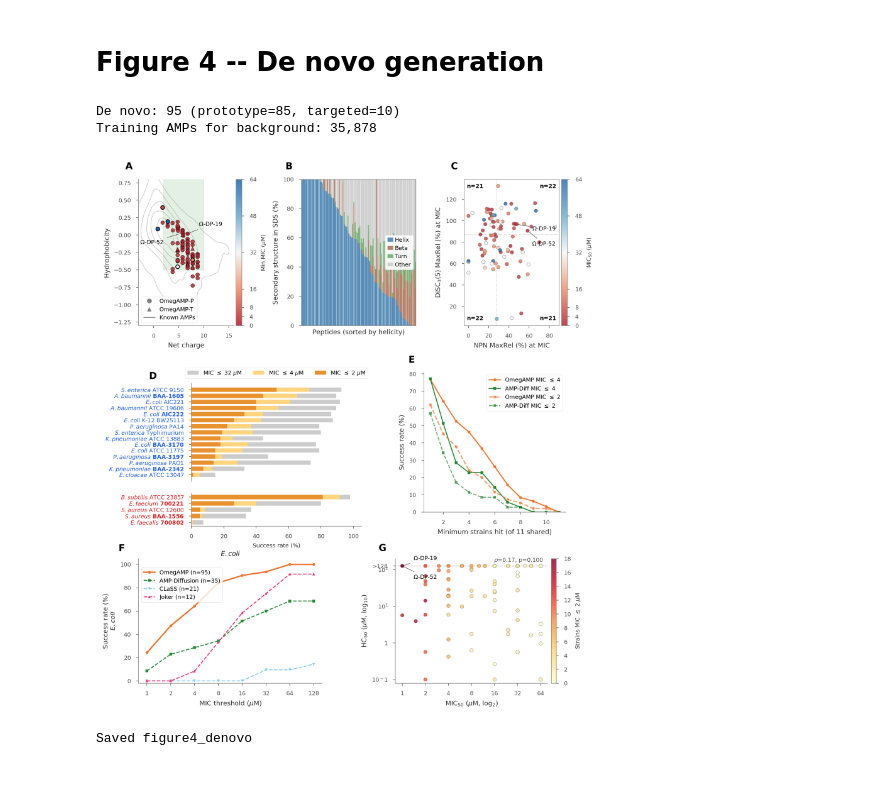
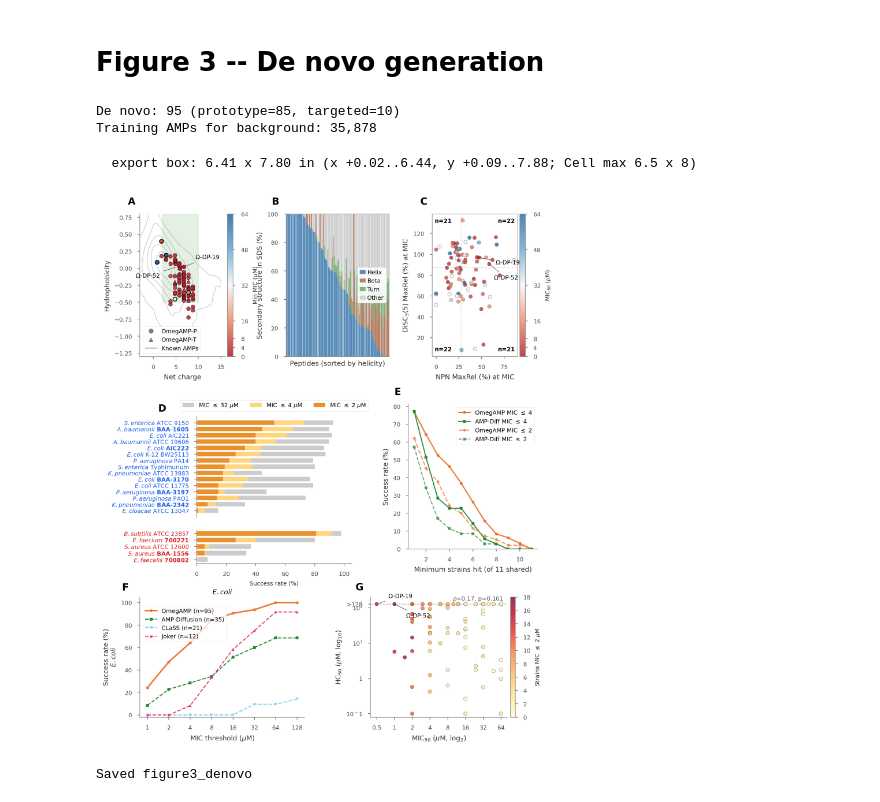
Before and after one commit to szczurek-lab/omegamp-dashboard, a Jupyter notebook: notebooks/figure3_denovo.ipynb, the cells around one changed output. Drawn from its saved outputs; the diff is of its cells as text; code cells hidden in the pictures.

```diff
--- a/notebooks/figure3_denovo.ipynb
+++ b/notebooks/figure3_denovo.ipynb
@@ -1,5 +1,5 @@
 # %% [markdown]
-# Figure 4 -- De novo generation
+# Figure 3 -- De novo generation
 # %%
 import pandas as pd
 import numpy as np
@@ -154,9 +152,12 @@ Training AMPs for background: 35,878
 # %%
 # ── Figure layout ───────────────────────────────────────────────────────────────
 fig    = plt.figure(figsize=(6.5, 8.0), dpi=300)
-gs_top = gridspec.GridSpec(1, 3, figure=fig, left=0.0,  right=1.0,  top=0.97, bottom=0.70, wspace=0.42)
-gs_mid = gridspec.GridSpec(1, 2, figure=fig, left=0.12, right=0.97, top=0.64, bottom=0.33, wspace=0.40, width_ratios=[1.2, 1])
-gs_bot = gridspec.GridSpec(1, 2, figure=fig, left=0.0,  right=1.0,  top=0.27, bottom=0.04, wspace=0.40)
+# left/right/top margins keep the y-labels, panel letters and tick labels inside the
+# 6.5 x 8 in canvas: they sit outside the axes and bbox_inches='tight' exports them.
+gs_top = gridspec.GridSpec(1, 3, figure=fig, left=0.085, right=0.955, top=0.955, bottom=0.70, wspace=0.42)
+# left=0.21: panel D's strain names are ~1.3 in wide and sit outside the axes
+gs_mid = gridspec.GridSpec(1, 2, figure=fig, left=0.21, right=0.96, top=0.64, bottom=0.33, wspace=0.40, width_ratios=[1.2, 1])
+gs_bot = gridspec.GridSpec(1, 2, figure=fig, left=0.085, right=0.955, top=0.27, bottom=0.055, wspace=0.40)
 PANEL_LABEL = dict(fontsize=10, fontweight='bold', va='top', ha='left')
 
 # ── A: charge × hydrophobicity, coloured by min MIC ─────────────────────────────
@@ -472,37 +473,45 @@ for _, row in dn_safe.iterrows():
     if row['short_name'] in LEADS:
         annotate_lead(ax, row['log2_mic50'], row['log10_hc50'],
                       LEADS[row['short_name']], LEAD_OFFSETS_G[row['short_name']])
 
 lo_x, hi_x = int(np.floor(dn_safe['log2_mic50'].min())), int(np.ceil(dn_safe['log2_mic50'].max()))
 ticks_x = list(range(lo_x, hi_x + 1))
 ax.set_xticks(ticks_x)
 ax.set_xticklabels([str(int(2**t)) if t >= 0 else f'{2**t:.1f}' for t in ticks_x])
 
 CEIL_LOG = np.log10(128)
 lo_y = int(np.floor(dn_safe['log10_hc50'].min()))
 int_ticks = list(range(lo_y, int(np.floor(CEIL_LOG)) + 1))
 ticks_y  = int_ticks + [CEIL_LOG]
 labels_y = [('1' if t == 0 else f'$10^{t}$') for t in int_ticks] + ['>128']
 ax.set_yticks(ticks_y)
 ax.set_yticklabels(labels_y)
 ax.set_ylim(lo_y - 0.1, CEIL_LOG + 0.2)
 ax.axhline(CEIL_LOG, color='#bbb', ls='--', lw=0.6, zorder=1)
 
 ax.set_xlabel('MIC$_{50}$ ($\\mu$M, log$_2$)')
 ax.set_ylabel('HC$_{50}$ ($\\mu$M, log$_{10}$)')
 cb = plt.colorbar(sc, ax=ax, shrink=1.0, pad=0.02, aspect=25)
 cb.set_label('Strains MIC $\\leq$ 2 $\\mu$M', fontsize=6)
 cb.ax.tick_params(labelsize=6)
 ax.spines['top'].set_visible(False)
 ax.spines['right'].set_visible(False)
 
 # ── Save ────────────────────────────────────────────────────────────────────────
-OUT = '/home/pszymczak/code/omegamp-dashboard/figures/figure4_denovo'
-plt.savefig(OUT + '.pdf', bbox_inches='tight')
-plt.savefig(OUT + '.svg', bbox_inches='tight')
-plt.savefig(OUT + '.png', dpi=600, bbox_inches='tight')
+OUT = '/home/pszymczak/code/omegamp-dashboard/figures/figure3_denovo'
+# Cell limits: exported box <= 6.5 x 8 in, every font >= 6 pt. bbox_inches='tight'
+# grows past the canvas when an artist sits outside it, so check the real box.
+fig.canvas.draw()
+_tb = fig.get_tightbbox(fig.canvas.get_renderer())
+print(f"  export box: {_tb.width:.2f} x {_tb.height:.2f} in "
+      f"(x {_tb.x0:+.2f}..{_tb.x1:.2f}, y {_tb.y0:+.2f}..{_tb.y1:.2f}; Cell max 6.5 x 8)")
+
+plt.savefig(OUT + '.pdf', bbox_inches='tight', pad_inches=0.02)
+plt.savefig(OUT + '.svg', bbox_inches='tight', pad_inches=0.02)
+plt.savefig(OUT + '.png', dpi=600, bbox_inches='tight', pad_inches=0.02)
 plt.show()
-print("Saved figure4_denovo")
+print("Saved figure3_denovo")
 # %% [output]
+  export box: 6.41 x 7.80 in (x +0.02..6.44, y +0.09..7.88; Cell max 6.5 x 8)
-[figure, old version]
+[figure, new version]
-Saved figure4_denovo
+Saved figure3_denovo
```
Also changed, not shown: parts of 1 cell of this notebook, 7 other files.
